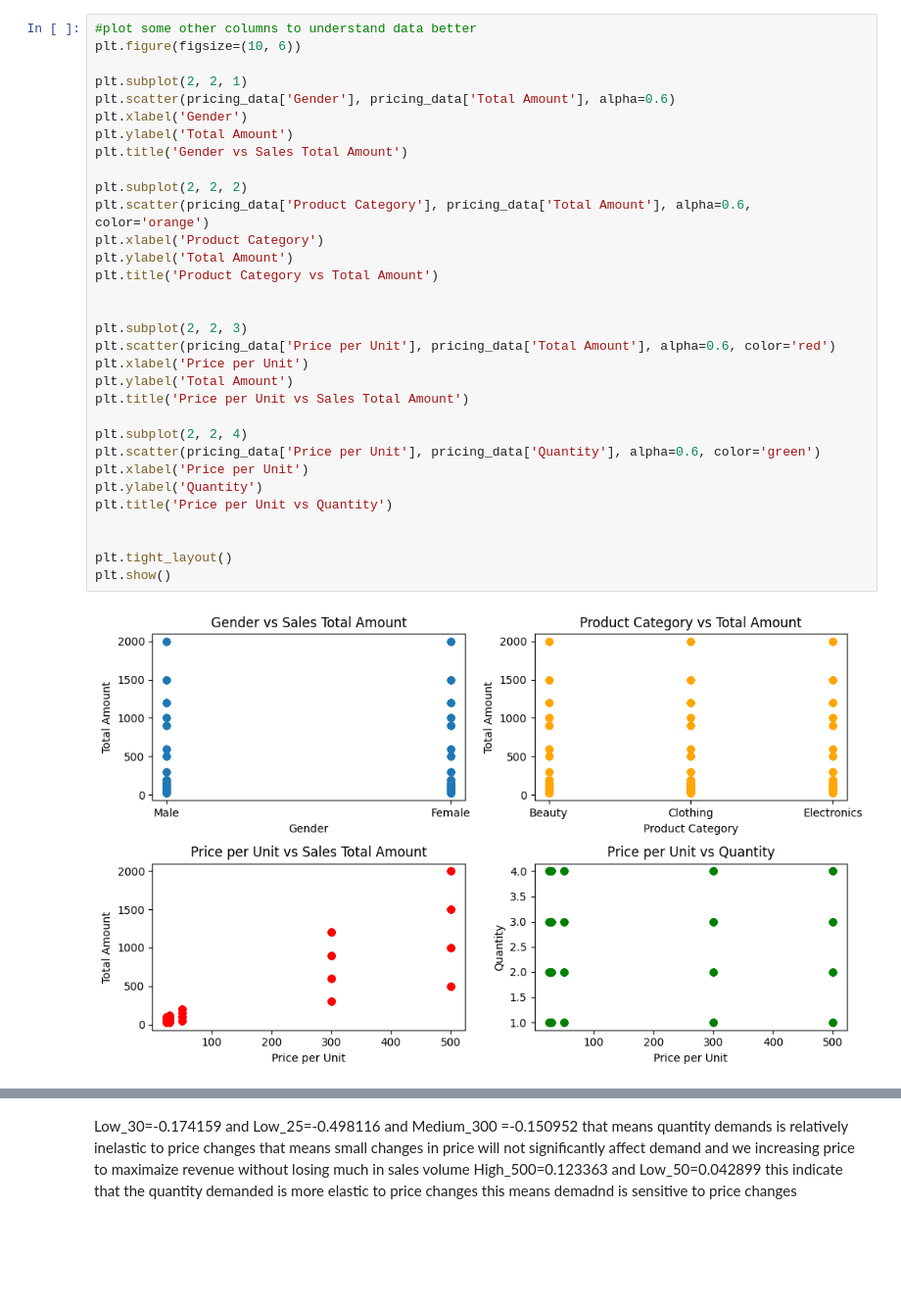
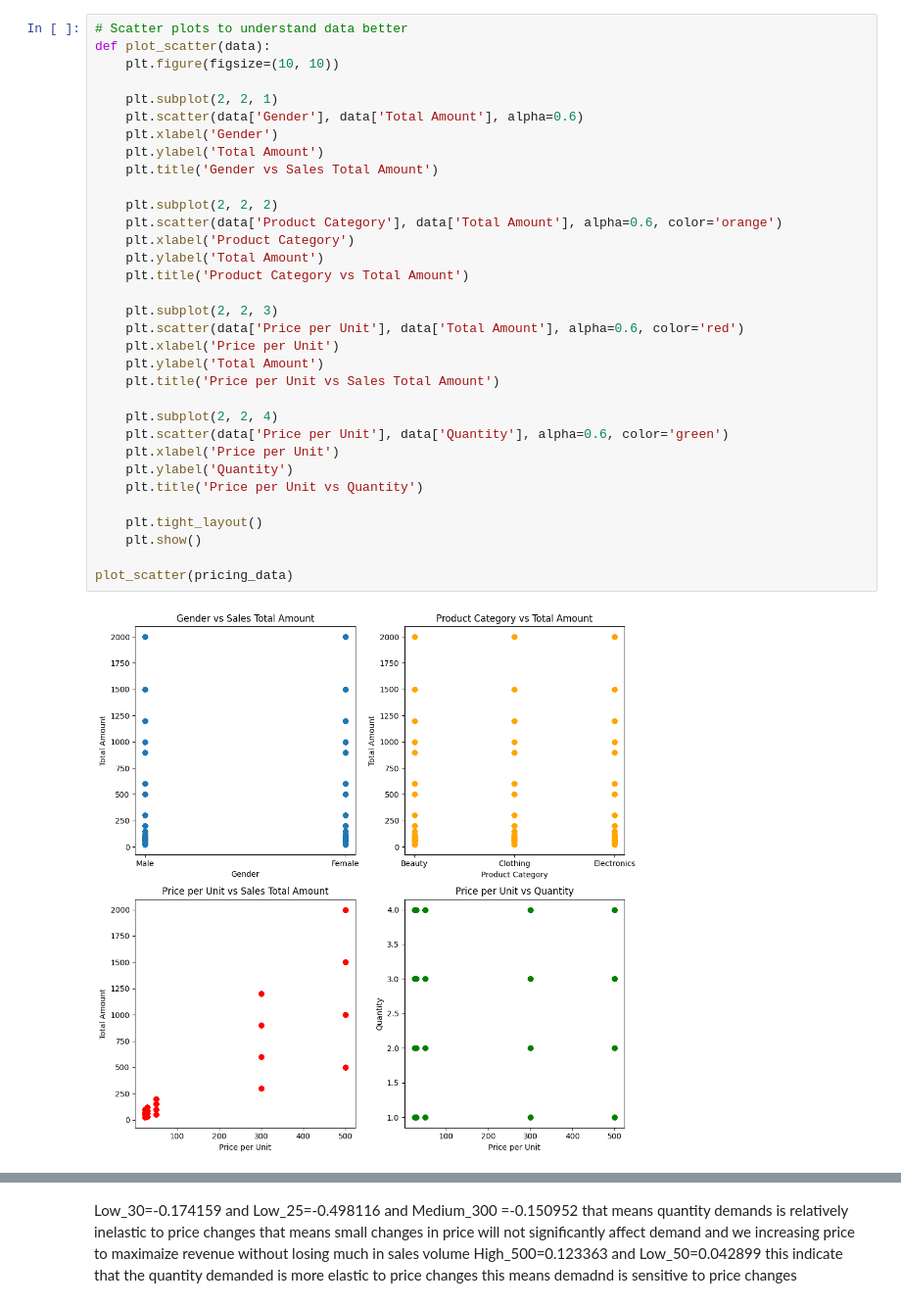
Before and after one commit to SaMoAAlamdari/Price-Optimizing, a Jupyter notebook: Price_Optimizing_Retail_Sales.ipynb, the cells around one changed output, grey strips where cells are left out. Shown at 98% size. Drawn from its saved outputs; the diff is of its cells as text; blank space fills up the shorter version.

```diff
--- a/Price_Optimizing_Retail_Sales.ipynb
+++ b/Price_Optimizing_Retail_Sales.ipynb
@@ -91,34 +91,35 @@ plt.show()
 # %%
-#plot some other columns to understand data better
-plt.figure(figsize=(10, 6))
+# Scatter plots to understand data better
+def plot_scatter(data):
+    plt.figure(figsize=(10, 10))
 
-plt.subplot(2, 2, 1)
-plt.scatter(pricing_data['Gender'], pricing_data['Total Amount'], alpha=0.6)
-plt.xlabel('Gender')
-plt.ylabel('Total Amount')
-plt.title('Gender vs Sales Total Amount')
+    plt.subplot(2, 2, 1)
+    plt.scatter(data['Gender'], data['Total Amount'], alpha=0.6)
+    plt.xlabel('Gender')
+    plt.ylabel('Total Amount')
+    plt.title('Gender vs Sales Total Amount')
 
-plt.subplot(2, 2, 2)
-plt.scatter(pricing_data['Product Category'], pricing_data['Total Amount'], alpha=0.6, color='orange')
-plt.xlabel('Product Category')
-plt.ylabel('Total Amount')
-plt.title('Product Category vs Total Amount')
+    plt.subplot(2, 2, 2)
+    plt.scatter(data['Product Category'], data['Total Amount'], alpha=0.6, color='orange')
+    plt.xlabel('Product Category')
+    plt.ylabel('Total Amount')
+    plt.title('Product Category vs Total Amount')
 
+    plt.subplot(2, 2, 3)
+    plt.scatter(data['Price per Unit'], data['Total Amount'], alpha=0.6, color='red')
+    plt.xlabel('Price per Unit')
+    plt.ylabel('Total Amount')
+    plt.title('Price per Unit vs Sales Total Amount')
 
-plt.subplot(2, 2, 3)
-plt.scatter(pricing_data['Price per Unit'], pricing_data['Total Amount'], alpha=0.6, color='red')
-plt.xlabel('Price per Unit')
-plt.ylabel('Total Amount')
-plt.title('Price per Unit vs Sales Total Amount')
+    plt.subplot(2, 2, 4)
+    plt.scatter(data['Price per Unit'], data['Quantity'], alpha=0.6, color='green')
+    plt.xlabel('Price per Unit')
+    plt.ylabel('Quantity')
+    plt.title('Price per Unit vs Quantity')
 
-plt.subplot(2, 2, 4)
-plt.scatter(pricing_data['Price per Unit'], pricing_data['Quantity'], alpha=0.6, color='green')
-plt.xlabel('Price per Unit')
-plt.ylabel('Quantity')
-plt.title('Price per Unit vs Quantity')
+    plt.tight_layout()
+    plt.show()
 
-
-plt.tight_layout()
-plt.show()
+plot_scatter(pricing_data)
 # %% [output]
-[figure, old version]
+[figure, new version]
```
Also changed, not shown: parts of 22 cells of this notebook.
